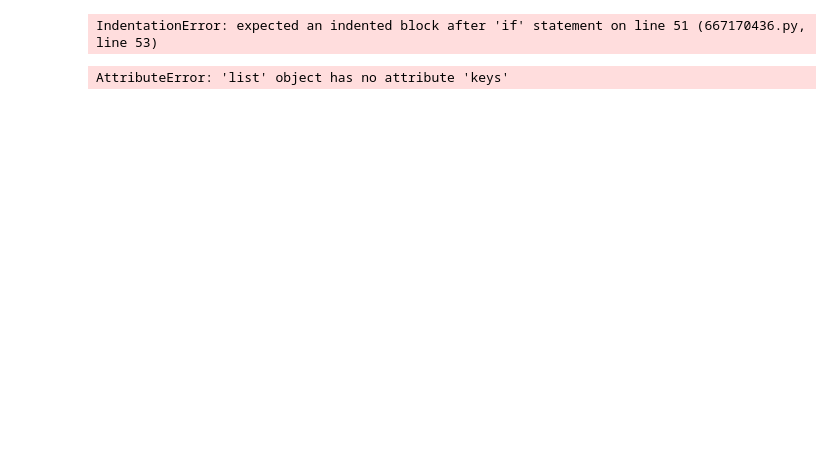
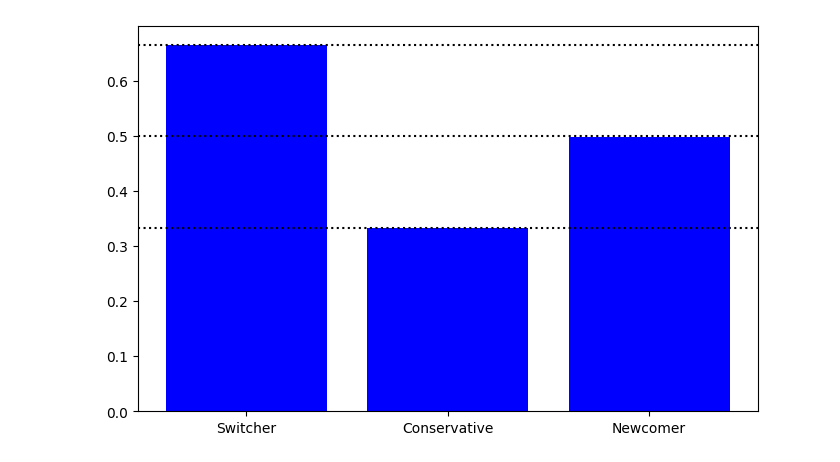
Before and after one commit to loredp02/astrostatistics_bicocca_2026, a Jupyter notebook: my_codes/ex_1_monty_hall.ipynb, the cells around one changed output. Saved outputs shown, nothing was run; the diff lists cells and outputs as text; code cells hidden in the pictures; blank space fills up the shorter version.

Commit message:
monty hall with N Doors

```diff
--- a/my_codes/ex_1_monty_hall.ipynb
+++ b/my_codes/ex_1_monty_hall.ipynb
@@ -22,63 +22,3 @@ p_conservative = p_car
 
 #newcomer = p(car,goat)
 p_newcomer = p_car / p_goat
-# %%
-switcher_wins = 0
-conservative_wins = 0
-newcomer_wins = 0
-
-N = int(1e5)
-
-for j in range(N):
-    random_doors = np.array([1]*1 + [0]*2)
-    np.random.shuffle(random_doors)
-    print(random_doors)
-
-    index_choice = random.randint(0,2)
-    choice = random_doors[index_choice]
-    #print("L'indice scelto dal partecipante è: " + str(index_choice) + " col valore " + str(choice))
-
-    possible_conductor_choices = []
-
-    for i in range(len(random_doors)):
-        if(i != index_choice and random_doors[i] == 0):
-            possible_conductor_choices.append(i)
-
-    conductor_choice = np.random.choice(possible_conductor_choices)
-    #print("L'indice scelto dal conduttore è: " + str(index_conductor) + " col valore " + str(random_doors[index_conductor]))
-
-    #switcher
-    for i in range(len(random_doors)):
-        if(i != index_choice and i != conductor_choice[0]):
-            index_switcher = i
-    if(random_doors[index_switcher] == 0):
-        print("Lo switcher ha trovato una capra, ha perso")
-    else:
-        #print("Lo switcher ha trovato la macchina, ha vinto")
-        switcher_wins = switcher_wins + 1
-
-    #conservative
-
-    index_conservative = index_choice
-    if(random_doors[index_conservative] == 0):
-        print("Il conservative ha trovato una capra, ha perso")
-    else:
-        conservative_wins = conservative_wins + 1
-
-    #newcomer
-    possible_conductor_choices.clear()
-    for i in range(len(random_doors)):
-        if(random_doors[i] == 0):
-            possible_conductor_choices.append(i)
-    #print("NEWCOMER: L'indice scelto dal conduttore è: " + str(index_conductor) + " col valore " + str(random_doors[index_conductor]))
-    np.delete(random_doors, index_conductor)
-    newcomer_choice = np.random.choice(random_doors)
-    if(newcomer_choice == 0):
-        #print("Il newcomer ha trovato una capra, ha perso")
-    else:
-        #print("Il newcomer ha trovato la macchina, ha vinto")
-        newcomer_wins = newcomer_wins + 1
-
-    print(j)
-# %% [output]
-IndentationError: expected an indented block after 'if' statement on line 51 (667170436.py, line 53)
@@ -85,9 +66,14 @@ IndentationError: expected an indented block after 'if' statement on line 51 (66
 # %%
-probs = [float((1/N) * switcher_wins), float((1/N) * conservative_wins), float((1/N) * newcomer_wins)]
-plt.bar([0,1,2], [probs[k] for k in probs.keys()], color='green');
-plt.xticks([0,1,2], probs.keys());
+probs = [switcher_wins/trials, conservative_wins/trials, newcomer_wins/trials]
+nomi = ["Switcher", "Conservative", "Newcomer"]
+
+plt.bar([0, 1, 2], probs, color='blue')
+plt.xticks([0, 1, 2], nomi)
+
 
 for y in [p_switcher,p_conservative,p_newcomer]:
     plt.axhline(y, ls='dotted',c='black')
+
+plt.savefig("istogramma_risultati.png", dpi=300, bbox_inches='tight')
 # %% [output]
-AttributeError: 'list' object has no attribute 'keys'
+[figure, added]
```
Also changed, not shown: parts of 3 cells of this notebook, 2 other files.
